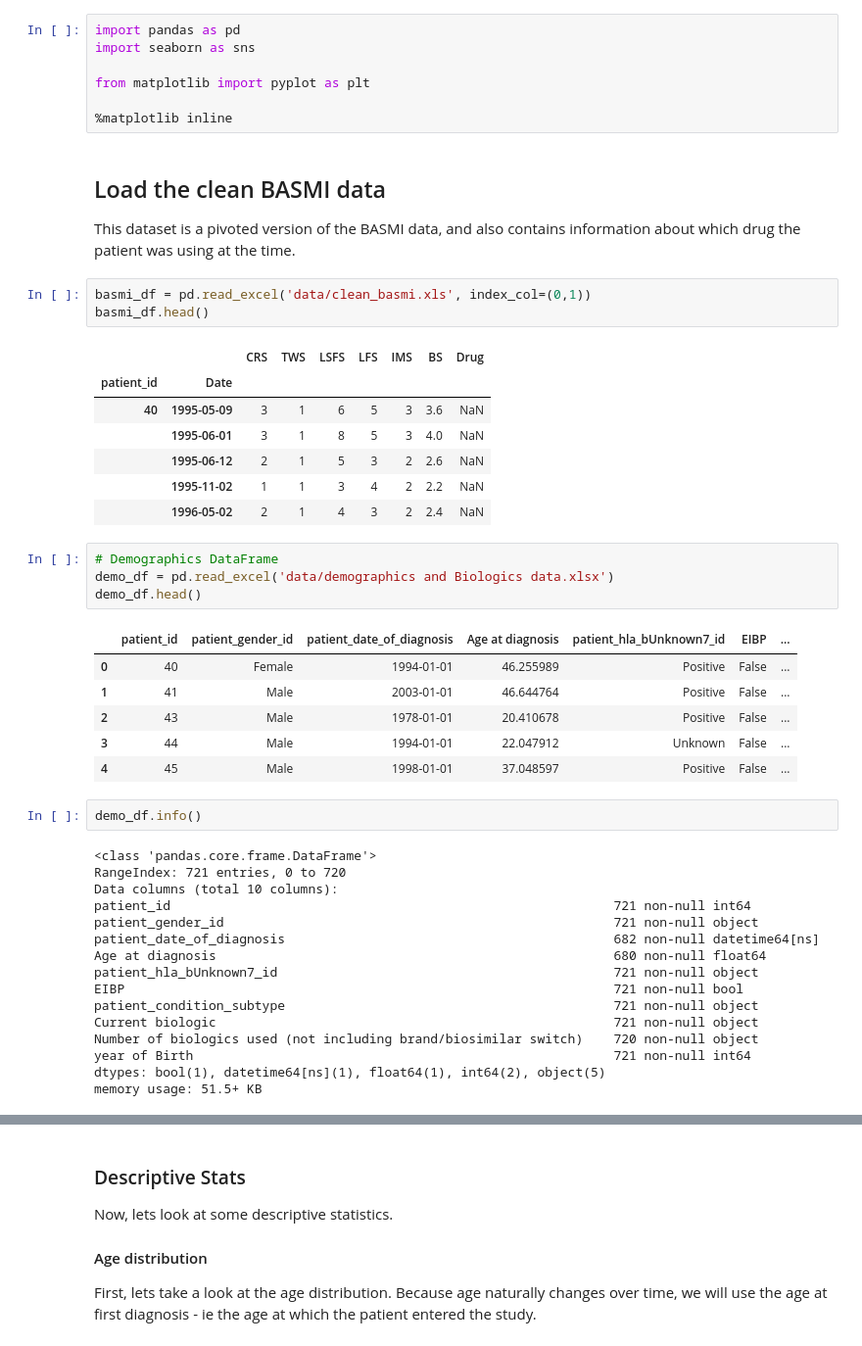
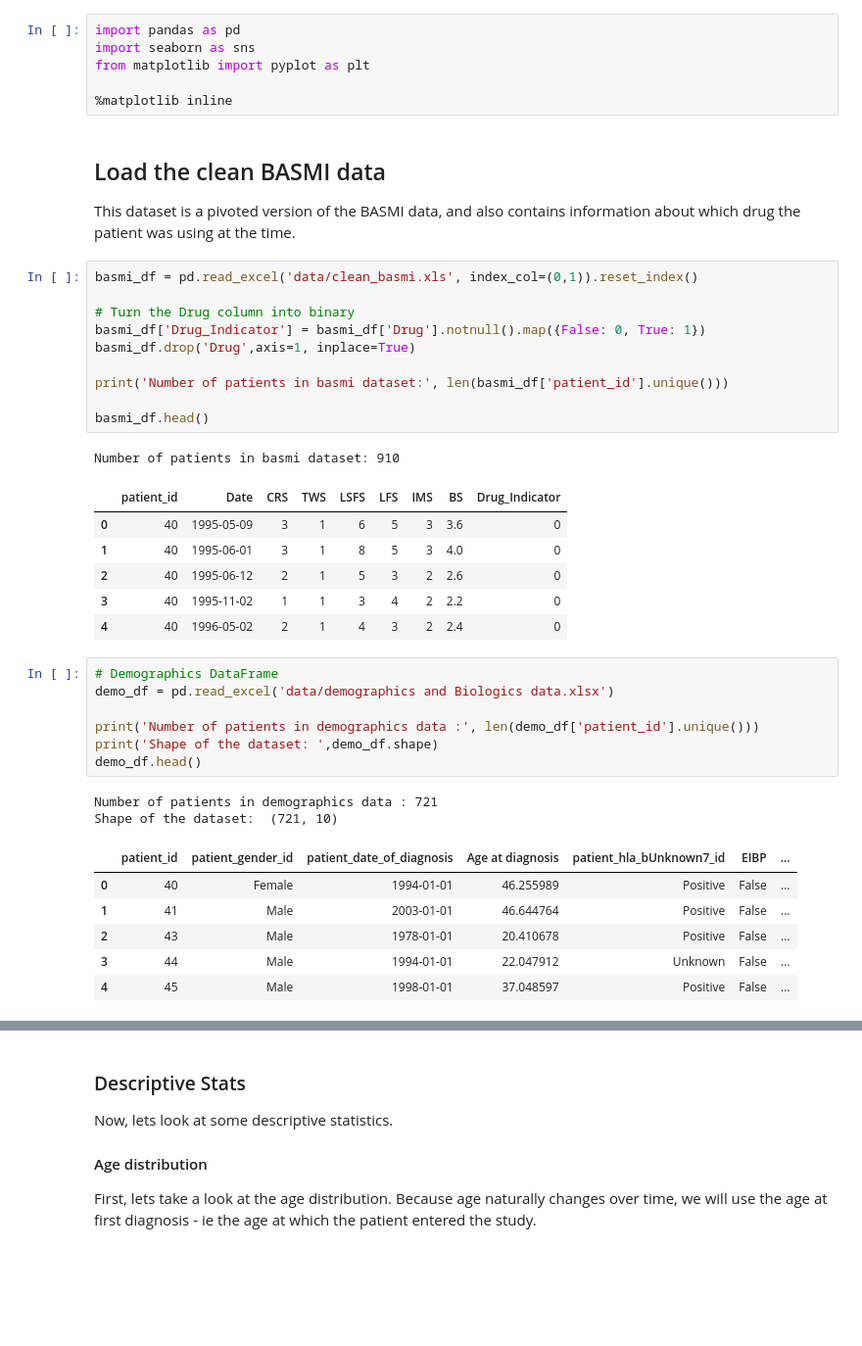
Before and after one commit to Rendiere/as-analysis, a Jupyter notebook: visual-analysis.ipynb, the cells around one changed output, grey strips where cells are left out. Shown at 98% size. Saved outputs shown, nothing was run; the diff lists cells and outputs as text; blank space fills up the shorter version.

```diff
--- a/visual-analysis.ipynb
+++ b/visual-analysis.ipynb
@@ -1,7 +1,6 @@
 # %%
 import pandas as pd
 import seaborn as sns
-
 from matplotlib import pyplot as plt
 
 %matplotlib inline
@@ -9,46 +8,40 @@ from matplotlib import pyplot as plt
 ## Load the clean BASMI data
 
 This dataset is a pivoted version of the BASMI data, and also contains information about which drug the patient was using at the time.
-# %%
-basmi_df = pd.read_excel('data/clean_basmi.xls', index_col=(0,1))
-basmi_df.head()
-# %% [output]
-|  |  | CRS | TWS | LSFS | LFS | IMS | BS | Drug |
-| patient_id | Date |  |  |  |  |  |  |  |
-| 40 | 1995-05-09 | 3 | 1 | 6 | 5 | 3 | 3.6 | NaN |
-|  | 1995-06-01 | 3 | 1 | 8 | 5 | 3 | 4.0 | NaN |
-|  | 1995-06-12 | 2 | 1 | 5 | 3 | 2 | 2.6 | NaN |
-|  | 1995-11-02 | 1 | 1 | 3 | 4 | 2 | 2.2 | NaN |
-|  | 1996-05-02 | 2 | 1 | 4 | 3 | 2 | 2.4 | NaN |
+# %%
+basmi_df = pd.read_excel('data/clean_basmi.xls', index_col=(0,1)).reset_index()
+
+# Turn the Drug column into binary
+basmi_df['Drug_Indicator'] = basmi_df['Drug'].notnull().map({False: 0, True: 1})
+basmi_df.drop('Drug',axis=1, inplace=True)
+
+print('Number of patients in basmi dataset:', len(basmi_df['patient_id'].unique()))
+
+basmi_df.head()
+# %% [output]
+Number of patients in basmi dataset: 910
+|  | patient_id | Date | CRS | TWS | LSFS | LFS | IMS | BS | Drug_Indicator |
+| 0 | 40 | 1995-05-09 | 3 | 1 | 6 | 5 | 3 | 3.6 | 0 |
+| 1 | 40 | 1995-06-01 | 3 | 1 | 8 | 5 | 3 | 4.0 | 0 |
+| 2 | 40 | 1995-06-12 | 2 | 1 | 5 | 3 | 2 | 2.6 | 0 |
+| 3 | 40 | 1995-11-02 | 1 | 1 | 3 | 4 | 2 | 2.2 | 0 |
+| 4 | 40 | 1996-05-02 | 2 | 1 | 4 | 3 | 2 | 2.4 | 0 |
 # %%
 # Demographics DataFrame
 demo_df = pd.read_excel('data/demographics and Biologics data.xlsx')
+
+print('Number of patients in demographics data :', len(demo_df['patient_id'].unique()))
+print('Shape of the dataset: ',demo_df.shape)
 demo_df.head()
 # %% [output]
+Number of patients in demographics data : 721
+Shape of the dataset:  (721, 10)
 |  | patient_id | patient_gender_id | patient_date_of_diagnosis | Age at diagnosis | patient_hla_bUnknown7_id | EIBP | ... |
 | 0 | 40 | Female | 1994-01-01 | 46.255989 | Positive | False | ... |
 | 1 | 41 | Male | 2003-01-01 | 46.644764 | Positive | False | ... |
 | 2 | 43 | Male | 1978-01-01 | 20.410678 | Positive | False | ... |
 | 3 | 44 | Male | 1994-01-01 | 22.047912 | Unknown | False | ... |
 | 4 | 45 | Male | 1998-01-01 | 37.048597 | Positive | False | ... |
-# %%
-demo_df.info()
-# %% [output]
-<class 'pandas.core.frame.DataFrame'>
-RangeIndex: 721 entries, 0 to 720
-Data columns (total 10 columns):
-patient_id                                                          721 non-null int64
-patient_gender_id                                                   721 non-null object
-patient_date_of_diagnosis                                           682 non-null datetime64[ns]
-Age at diagnosis                                                    680 non-null float64
-patient_hla_bUnknown7_id                                            721 non-null object
-EIBP                                                                721 non-null bool
-patient_condition_subtype                                           721 non-null object
-Current biologic                                                    721 non-null object
-Number of biologics used (not including brand/biosimilar switch)    720 non-null object
-year of Birth                                                       721 non-null int64
-dtypes: bool(1), datetime64[ns](1), float64(1), int64(2), object(5)
-memory usage: 51.5+ KB
 # %% [markdown]
 ### Deal with missing values
 
```
Also changed, not shown: parts of 14 cells of this notebook, 4 other files.
